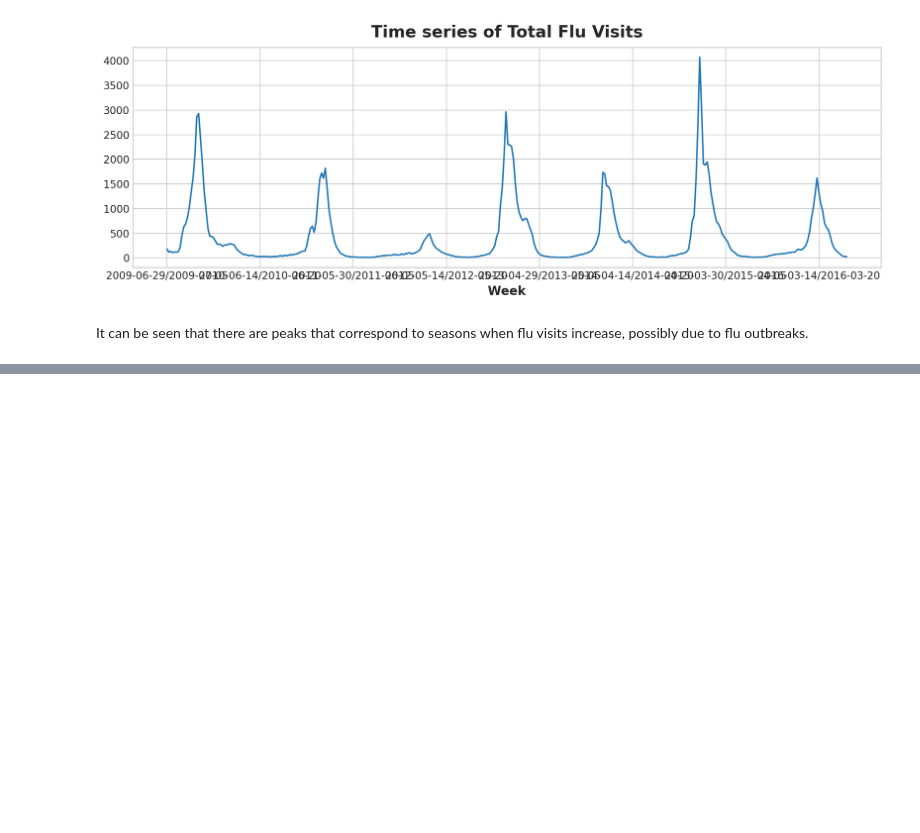
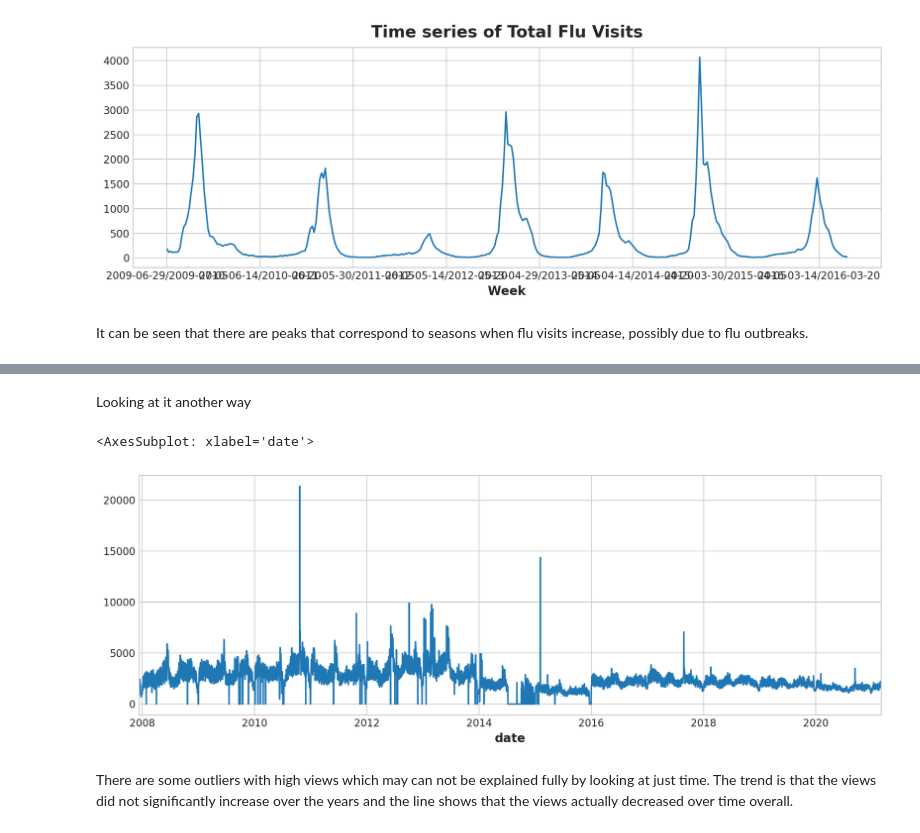
Before and after one commit to lukmanaj/ArewaDS-Machine-Learning-Assignments, a Jupyter notebook: week_09_Time_Series/1-Introduction/assignment.ipynb, the cells around one changed output, grey strips where cells are left out. Drawn from its saved outputs; the diff is of its cells as text; code cells hidden in the pictures; blank space fills up the shorter version.

```diff
--- a/week_09_Time_Series/1-Introduction/assignment.ipynb
+++ b/week_09_Time_Series/1-Introduction/assignment.ipynb
@@ -97,0 +148,10 @@ It can be seen that there are peaks that correspond to seasons when flu visits i
+# %% [markdown]
+Looking at it another way
+# %%
+trig['views'].plot()
+# %% [output]
+<AxesSubplot: xlabel='date'>
+[figure, added]
+# %% [markdown]
+There are some outliers with high views which may can not be explained fully by looking at just time.
+The trend is that the views did not significantly increase over the years and the line shows that the views actually decreased over time overall.
```
Also changed, not shown: parts of 4 cells of this notebook.
